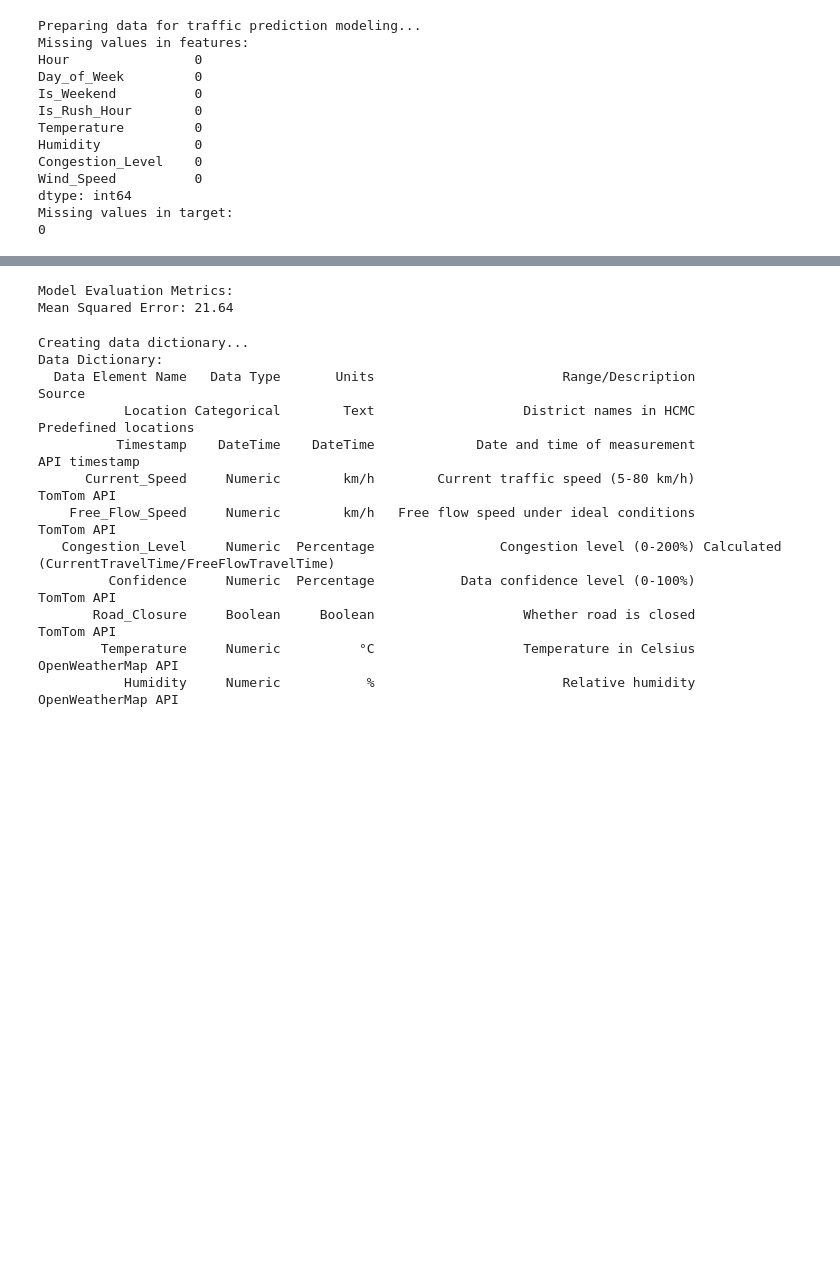
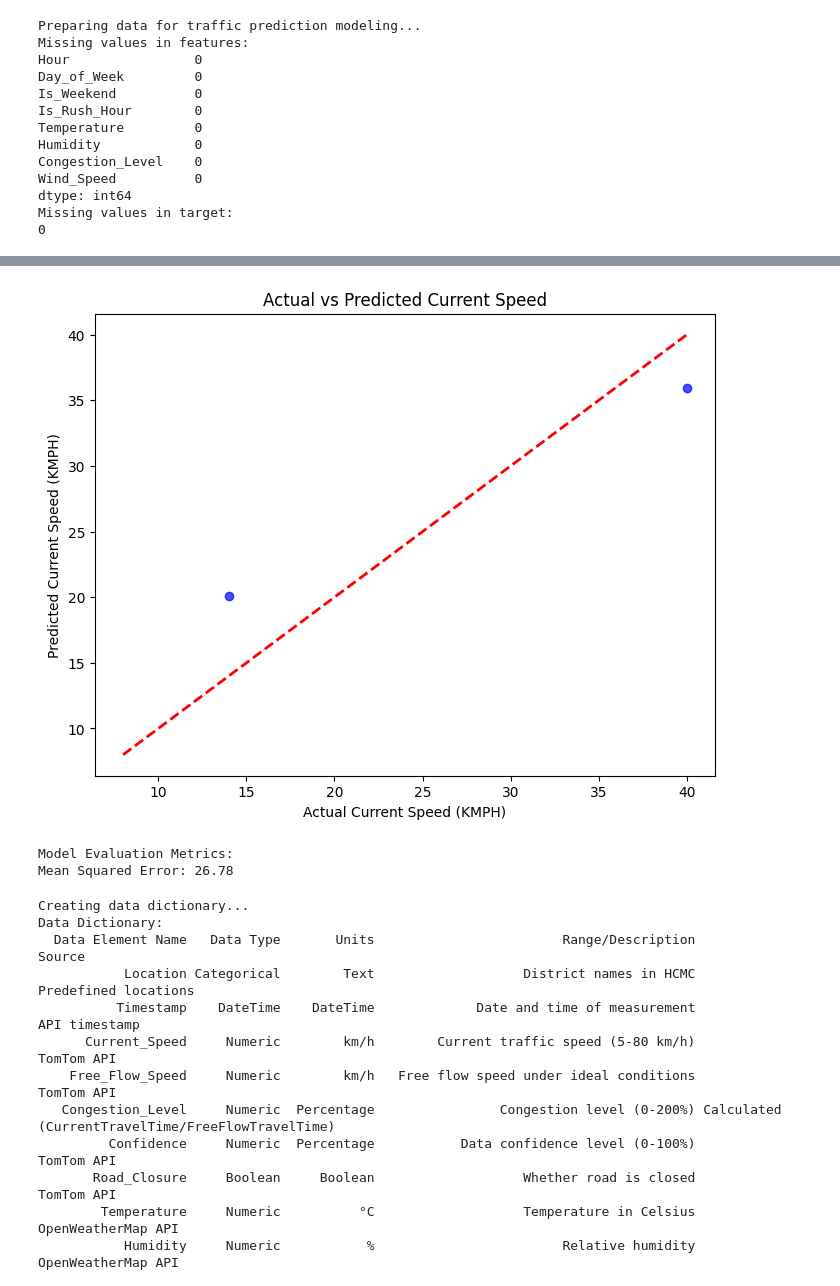
Before and after one commit to Suemy19710/TrafficHCMC, a Jupyter notebook: data_collection.ipynb, the cells around one changed output, grey strips where cells are left out. Saved outputs shown, nothing was run; the diff lists cells and outputs as text; code cells hidden in the pictures; blank space fills up the shorter version.

```diff
--- a/data_collection.ipynb
+++ b/data_collection.ipynb
@@ -369,18 +362,28 @@ weighted avg       0.00      0.00      0.00       1.0
 # %%
 # Train Linear Regression model
 model = LinearRegression()
 model.fit(X_train, y_train)
 
 # Make predictions
 y_pred = model.predict(X_test)
+
+# Draw scatter plot of actual vs predicted
+plt.figure(figsize=(8, 6))
+plt.scatter(y_test, y_pred, alpha=0.7, color='blue')
+plt.plot([y.min(), y.max()], [y.min(), y.max()], 'r--', lw=2)
+plt.xlabel('Actual Current Speed (KMPH)')
+plt.ylabel('Predicted Current Speed (KMPH)')
+plt.title('Actual vs Predicted Current Speed')
+plt.show()
 # Evaluate the model
 mae = mean_absolute_error(y_test, y_pred)
 mse = mean_squared_error(y_test, y_pred)
 print(f"Model Evaluation Metrics:")
 print(f"Mean Squared Error: {mse:.2f}")
 # %% [output]
+[figure, added]
 Model Evaluation Metrics:
-Mean Squared Error: 21.64
+Mean Squared Error: 26.78
 # %%
 # 8. Data Dictionary
 print("Creating data dictionary...")
```
Also changed, not shown: parts of 7 cells of this notebook, 2 other files.
